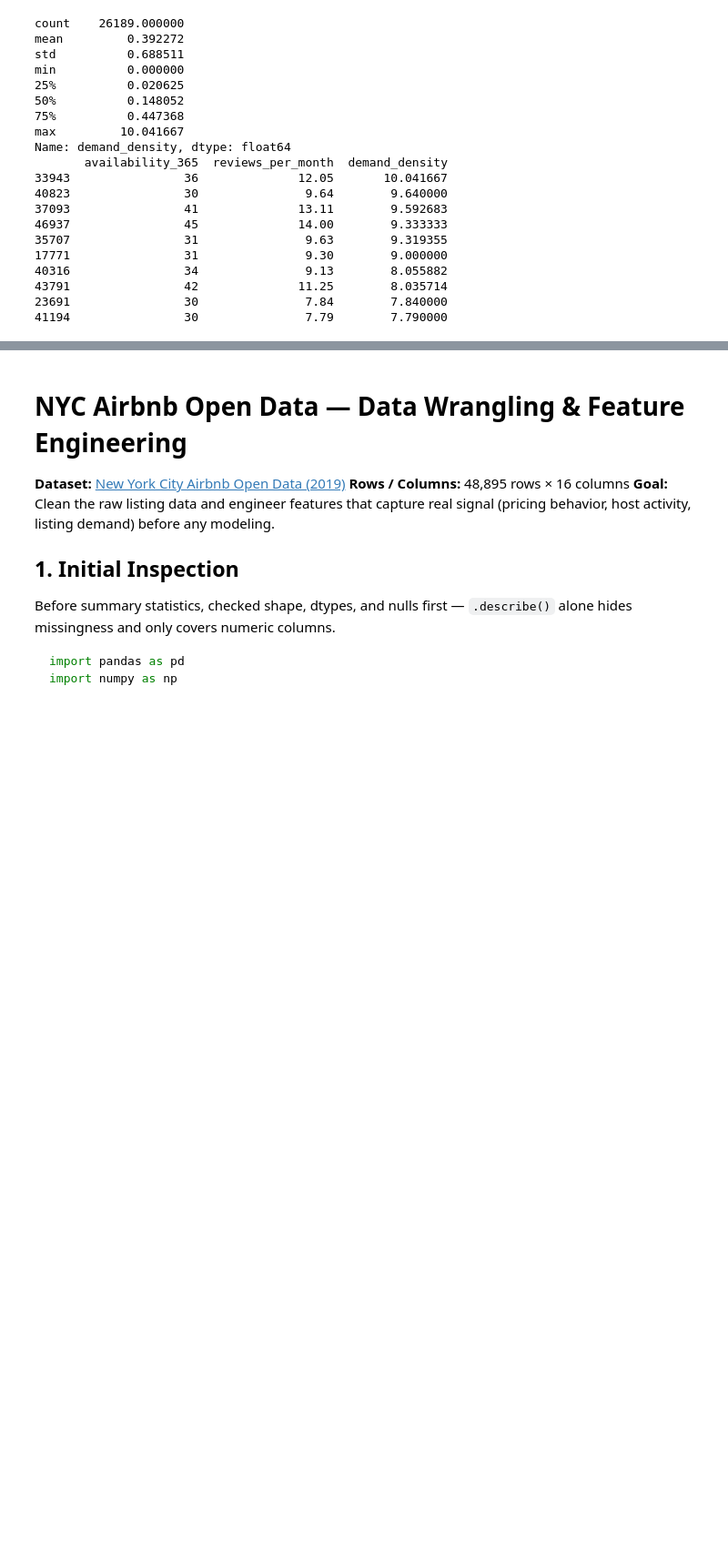
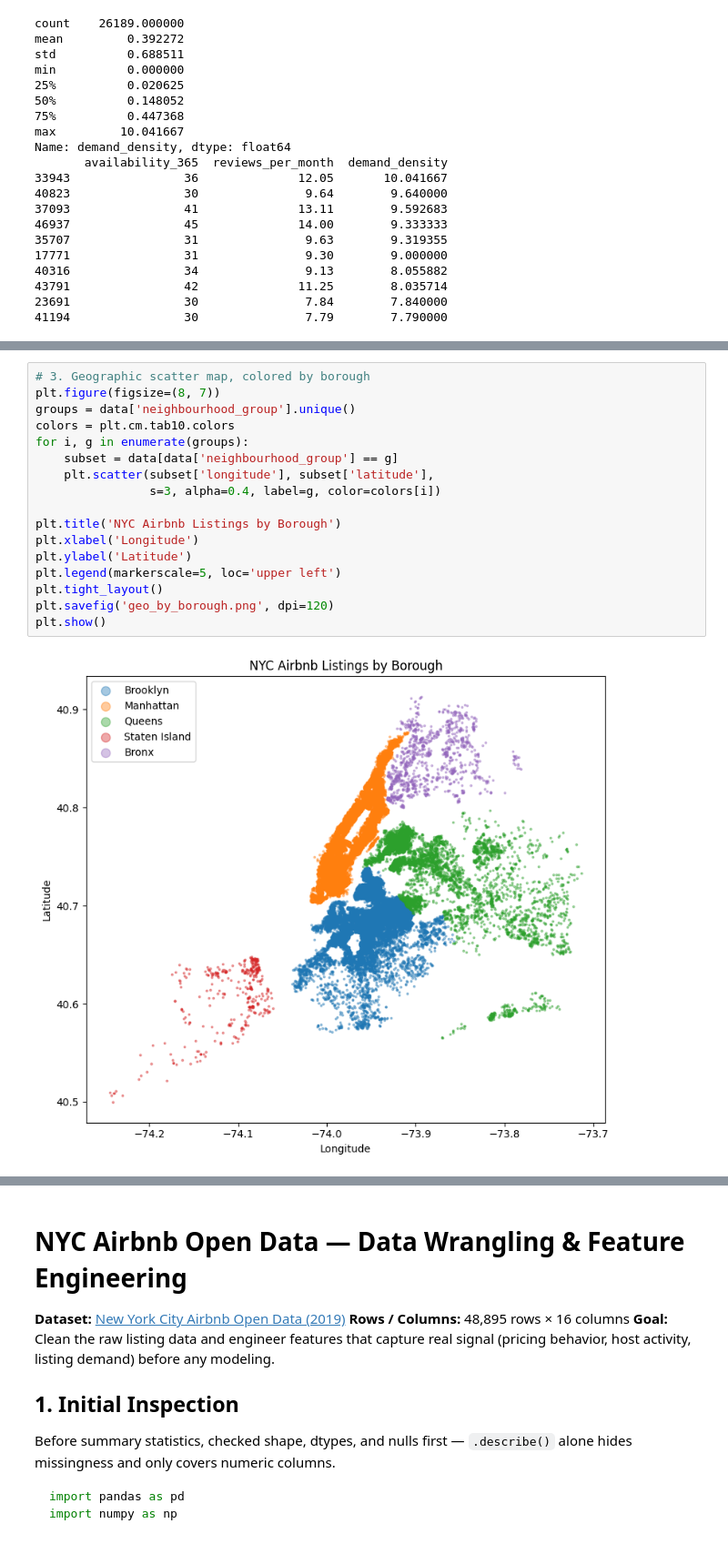
Before and after one commit to allanhue/Data-Science, a Jupyter notebook: airbnb-nyc-listings.ipynb, the cells around one changed output, grey strips where cells are left out. Shown at 91% size. Saved outputs shown, nothing was run; the diff lists cells and outputs as text; blank space fills up the shorter version.

```diff
--- a/airbnb-nyc-listings.ipynb
+++ b/airbnb-nyc-listings.ipynb
@@ -173,0 +200,19 @@ Name: demand_density, dtype: float64
+# %%
+# 3. Geographic scatter map, colored by borough
+plt.figure(figsize=(8, 7))
+groups = data['neighbourhood_group'].unique()
+colors = plt.cm.tab10.colors
+for i, g in enumerate(groups):
+    subset = data[data['neighbourhood_group'] == g]
+    plt.scatter(subset['longitude'], subset['latitude'],
+                s=3, alpha=0.4, label=g, color=colors[i])
+
+plt.title('NYC Airbnb Listings by Borough')
+plt.xlabel('Longitude')
+plt.ylabel('Latitude')
+plt.legend(markerscale=5, loc='upper left')
+plt.tight_layout()
+plt.savefig('geo_by_borough.png', dpi=120)
+plt.show()
+# %% [output]
+[figure, added]
```
Also changed, not shown: parts of 3 cells of this notebook.
